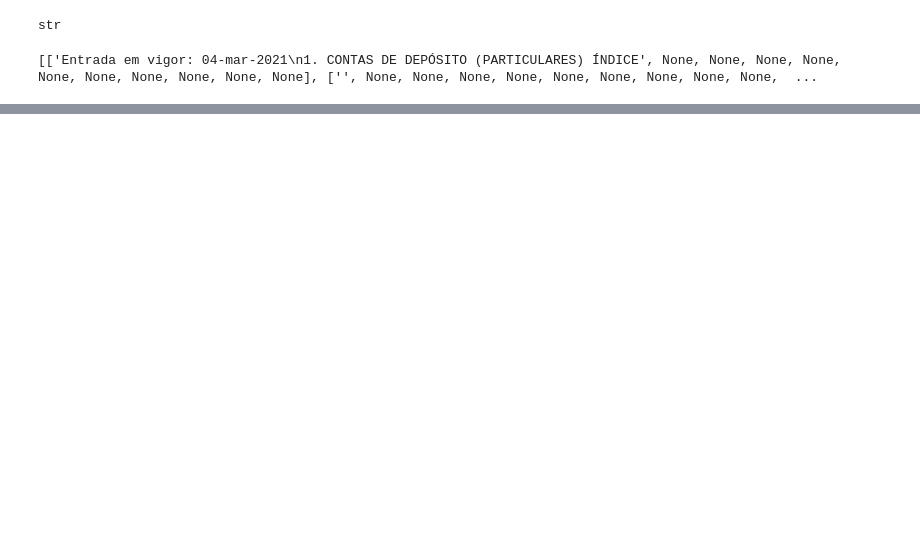
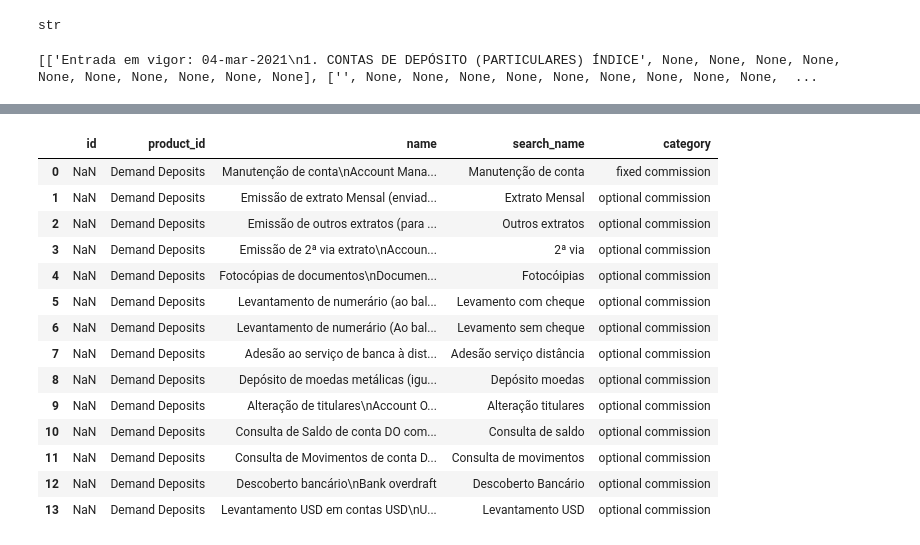
Before and after one commit to moritzgeiger/bank-benchmark-api, a Jupyter notebook: notebooks/pedro_notebook.ipynb, the cells around one changed output, grey strips where cells are left out. Saved outputs shown, nothing was run; the diff lists cells and outputs as text; code cells hidden in the pictures; blank space fills up the shorter version.

```diff
--- a/notebooks/pedro_notebook.ipynb
+++ b/notebooks/pedro_notebook.ipynb
@@ -25,0 +117,18 @@ print(page.extract_table(table_settings={}))
+# %%
+fees
+# %% [output]
+|  | id | product_id | name | search_name | category |
+| 0 | NaN | Demand Deposits | Manutenção de conta\nAccount Mana... | Manutenção de conta | fixed commission |
+| 1 | NaN | Demand Deposits | Emissão de extrato Mensal (enviad... | Extrato Mensal | optional commission |
+| 2 | NaN | Demand Deposits | Emissão de outros extratos (para ... | Outros extratos | optional commission |
+| 3 | NaN | Demand Deposits | Emissão de 2ª via extrato\nAccoun... | 2ª via | optional commission |
+| 4 | NaN | Demand Deposits | Fotocópias de documentos\nDocumen... | Fotocóipias | optional commission |
+| 5 | NaN | Demand Deposits | Levantamento de numerário (ao bal... | Levamento com cheque | optional commission |
+| 6 | NaN | Demand Deposits | Levantamento de numerário (Ao bal... | Levamento sem cheque | optional commission |
+| 7 | NaN | Demand Deposits | Adesão ao serviço de banca à dist... | Adesão serviço distância | optional commission |
+| 8 | NaN | Demand Deposits | Depósito de moedas metálicas (igu... | Depósito moedas | optional commission |
+| 9 | NaN | Demand Deposits | Alteração de titulares\nAccount O... | Alteração titulares | optional commission |
+| 10 | NaN | Demand Deposits | Consulta de Saldo de conta DO com... | Consulta de saldo | optional commission |
+| 11 | NaN | Demand Deposits | Consulta de Movimentos de conta D... | Consulta de movimentos | optional commission |
+| 12 | NaN | Demand Deposits | Descoberto bancário\nBank overdraft | Descoberto Bancário | optional commission |
+| 13 | NaN | Demand Deposits | Levantamento USD em contas USD\nU... | Levantamento USD | optional commission |
```
Also changed, not shown: parts of 14 cells of this notebook, 15 other files.
